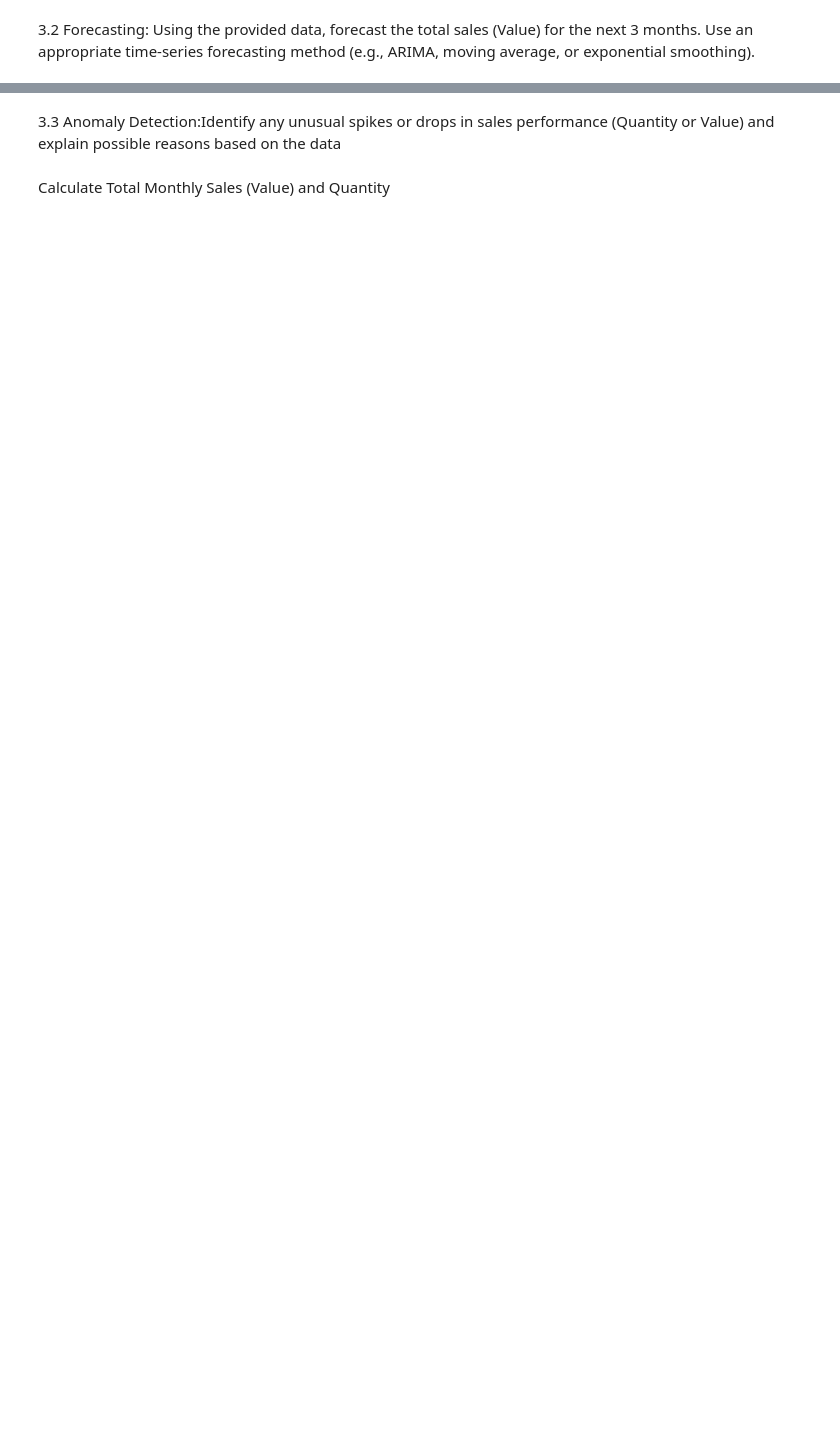
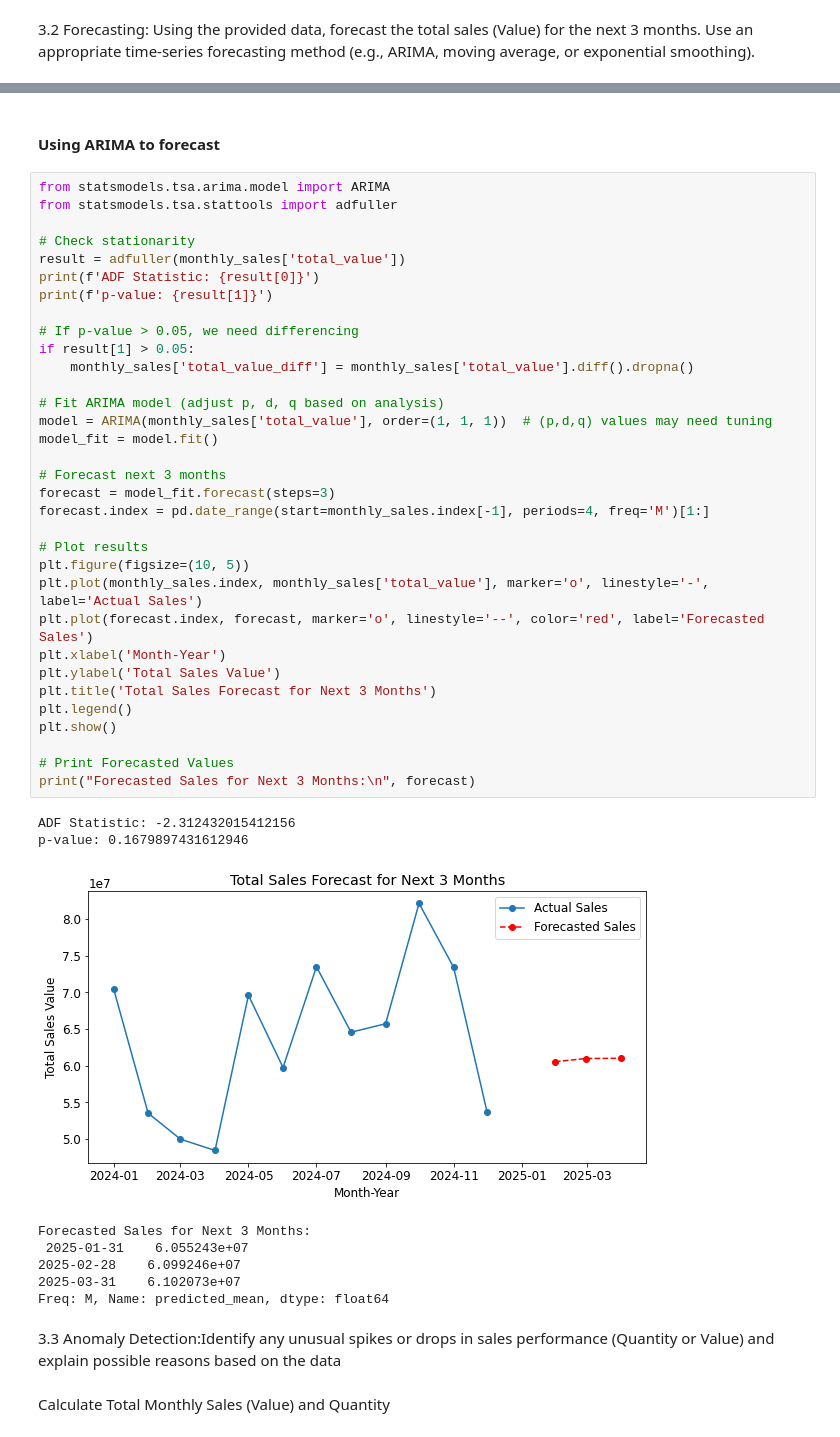
Before and after one commit to wambuiGicheha/kwanza_tukule_TechAssement, a Jupyter notebook: index.ipynb, the cells around one changed output, grey strips where cells are left out. Drawn from its saved outputs; the diff is of its cells as text; blank space fills up the shorter version.

```diff
--- a/index.ipynb
+++ b/index.ipynb
@@ -662,3 +689,47 @@ Freq: M, dtype: int64
+# %% [markdown]
+#### Using ARIMA to forecast
+# %%
+from statsmodels.tsa.arima.model import ARIMA
+from statsmodels.tsa.stattools import adfuller
+
+# Check stationarity
+result = adfuller(monthly_sales['total_value'])
+print(f'ADF Statistic: {result[0]}')
+print(f'p-value: {result[1]}')
+
+# If p-value > 0.05, we need differencing
+if result[1] > 0.05:
+    monthly_sales['total_value_diff'] = monthly_sales['total_value'].diff().dropna()
+
+# Fit ARIMA model (adjust p, d, q based on analysis)
+model = ARIMA(monthly_sales['total_value'], order=(1, 1, 1))  # (p,d,q) values may need tuning
+model_fit = model.fit()
+
+# Forecast next 3 months
+forecast = model_fit.forecast(steps=3)
+forecast.index = pd.date_range(start=monthly_sales.index[-1], periods=4, freq='M')[1:]
+
+# Plot results
+plt.figure(figsize=(10, 5))
+plt.plot(monthly_sales.index, monthly_sales['total_value'], marker='o', linestyle='-', label='Actual Sales')
+plt.plot(forecast.index, forecast, marker='o', linestyle='--', color='red', label='Forecasted Sales')
+plt.xlabel('Month-Year')
+plt.ylabel('Total Sales Value')
+plt.title('Total Sales Forecast for Next 3 Months')
+plt.legend()
+plt.show()
+
+# Print Forecasted Values
+print("Forecasted Sales for Next 3 Months:\n", forecast)
+# %% [output]
+ADF Statistic: -2.312432015412156
+p-value: 0.1679897431612946
+[figure, added]
+Forecasted Sales for Next 3 Months:
+ 2025-01-31    6.055243e+07
+2025-02-28    6.099246e+07
+2025-03-31    6.102073e+07
+Freq: M, Name: predicted_mean, dtype: float64
 # %% [markdown]
 3.3 Anomaly Detection:Identify any unusual spikes or drops in sales performance (Quantity or Value) and explain possible reasons based on the data
 # %% [markdown]
```
Also changed, not shown: parts of 14 cells of this notebook.
